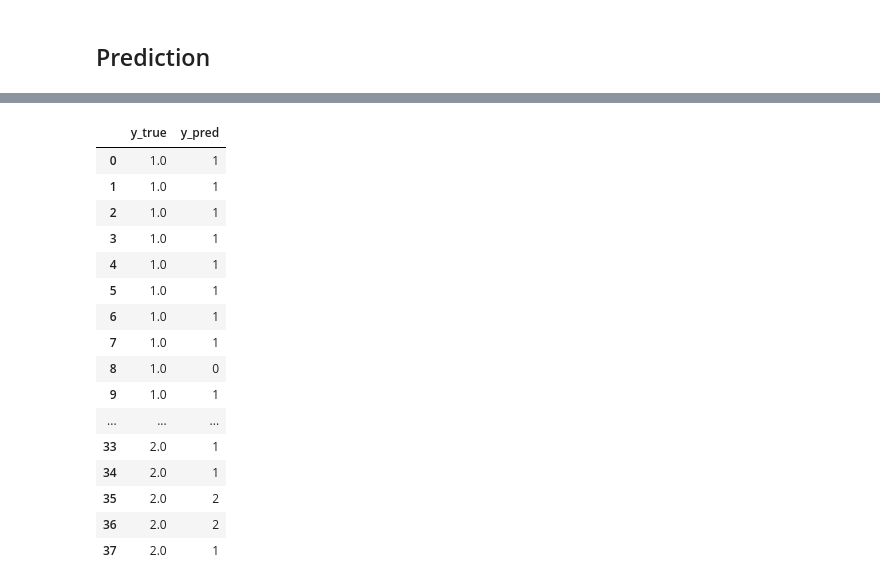
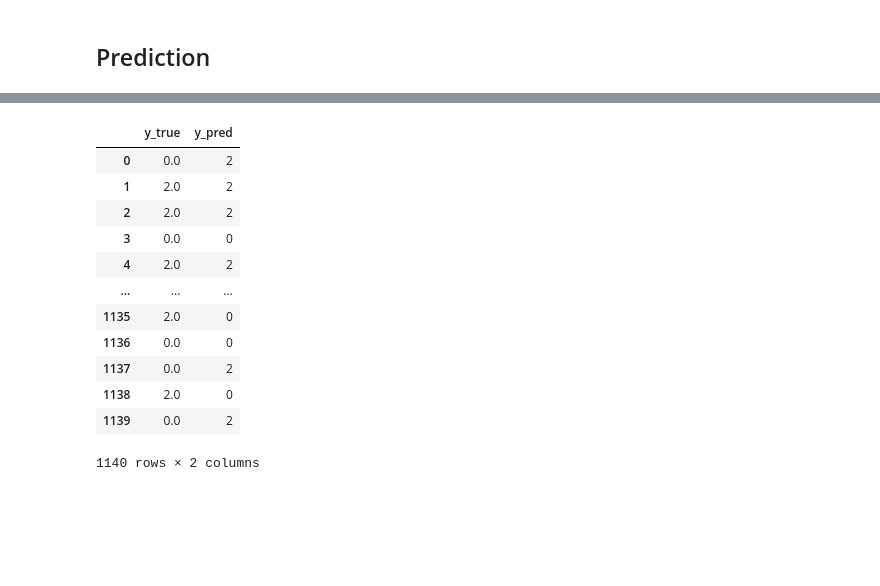
Before and after one commit to mayerantoine/disaster-damage-assessment-ml, a Jupyter notebook: notebooks/Damage Assessment from image data.ipynb, the cells around one changed output, grey strips where cells are left out. Drawn from its saved outputs; the diff is of its cells as text; code cells hidden in the pictures; blank space fills up the shorter version.

```diff
--- a/notebooks/Damage Assessment from image data.ipynb
+++ b/notebooks/Damage Assessment from image data.ipynb
@@ -38,8 +64,10 @@ cwd = os.getcwd()
+# %%
+cwd = '/root/disaster-damage-assessment-ml'
 # %%
 import csv
 os.makedirs(f"{cwd}/damage_csv",exist_ok=True)
-images_path = os.path.join(cwd,'ASONAM17_Damage_Image_Dataset')
-damage_path = os.path.join(cwd,"damage_csv")
+images_path = os.path.join(cwd,'data','ASONAM17_Damage_Image_Dataset')
+damage_path = os.path.join(cwd,'data',"damage_csv")
 
 print(images_path)
 print(damage_path)
@@ -116,6 +144,8 @@ data_augmentation_layer = tf.keras.Sequential([
                                   layers.RandomContrast(factor=0.8)
 ])
 
+def get_sample():
+    pass
 
 def create_dataset(damage_path,event,is_augment=False,batch_size=32,buffer_size=100):
 
@@ -126,6 +156,7 @@ def create_dataset(damage_path,event,is_augment=False,batch_size=32,buffer_size=
 
     train_df = pd.read_csv(os.path.join(label_path,'train.csv'),header=None)
     train_df.columns = ['path','label']
+    train_df = train_df.sample(frac = 1)
 
     train_gen = img_gen.flow_from_dataframe(dataframe = train_df,
                                 directory=images_path,
@@ -139,6 +170,7 @@ def create_dataset(damage_path,event,is_augment=False,batch_size=32,buffer_size=
 
     valid_df = pd.read_csv(os.path.join(label_path,'dev.csv'),header=None)
     valid_df.columns = ['path','label']
+    valid_df = valid_df.sample(frac=1)
 
     valid_gen = img_gen.flow_from_dataframe(dataframe = valid_df,
                                 directory=images_path,
@@ -151,6 +183,7 @@ def create_dataset(damage_path,event,is_augment=False,batch_size=32,buffer_size=
 
     test_df = pd.read_csv(os.path.join(label_path,'test.csv'),header=None)
     test_df.columns = ['path','label']
+    test_df = test_df.sample(frac=1)
 
     test_gen = img_gen.flow_from_dataframe(dataframe = test_df,
                                 directory=images_path,
@@ -197,9 +230,3 @@ def create_dataset(damage_path,event,is_augment=False,batch_size=32,buffer_size=
     valid_dataset = valid_dataset.prefetch(buffer_size=10)
 
     return train_dataset,valid_dataset,test_dataset,steps_per_epoch,validation_steps
-
-
-
-
-train_ds, valid_ds,test_ds,steps_per_epoch,validation_steps, = create_dataset(damage_path,'ruby',
-                                    is_augment=True,batch_size=128,buffer_size=100)
@@ -1179,16 +1203,23 @@ results_test
+# %%
+
+def get_images(x,y):
+    return x
+
+def get_labels(x,y):
+    return y
 # %%
 %%time
 import numpy as np
 
-test_images = test_ds.map(lambda x,y: x)
-test_labels = test_ds.map(lambda x,y: y)
+test_images = test_ds.map(get_images)
+test_labels = test_ds.map(get_labels)
 
 
 
 def batch_predict(images_ds,label_ds,model,validation_steps):
 
     y_true = np.concatenate([y for y in label_ds.take(validation_steps)])
-    preds = model.predict(test_images,steps=validation_steps)
+    preds = model.predict(images_ds,steps=validation_steps)
     preds_labels = np.argmax(preds,axis=-1)
 
     results = pd.DataFrame({'y_true':y_true,
@@ -1220,17 +1235,13 @@ Wall time: 6.42 s
 |  | y_true | y_pred |
-| 0 | 1.0 | 1 |
-| 1 | 1.0 | 1 |
-| 2 | 1.0 | 1 |
-| 3 | 1.0 | 1 |
-| 4 | 1.0 | 1 |
-| 5 | 1.0 | 1 |
-| 6 | 1.0 | 1 |
-| 7 | 1.0 | 1 |
-| 8 | 1.0 | 0 |
-| 9 | 1.0 | 1 |
+| 0 | 0.0 | 2 |
+| 1 | 2.0 | 2 |
+| 2 | 2.0 | 2 |
+| 3 | 0.0 | 0 |
+| 4 | 2.0 | 2 |
 | ... | ... | ... |
-| 33 | 2.0 | 1 |
-| 34 | 2.0 | 1 |
-| 35 | 2.0 | 2 |
-| 36 | 2.0 | 2 |
-| 37 | 2.0 | 1 |
+| 1135 | 2.0 | 0 |
+| 1136 | 0.0 | 0 |
+| 1137 | 0.0 | 2 |
+| 1138 | 2.0 | 0 |
+| 1139 | 0.0 | 2 |
+1140 rows × 2 columns
```
Also changed, not shown: parts of 18 cells of this notebook, 5 other files.
